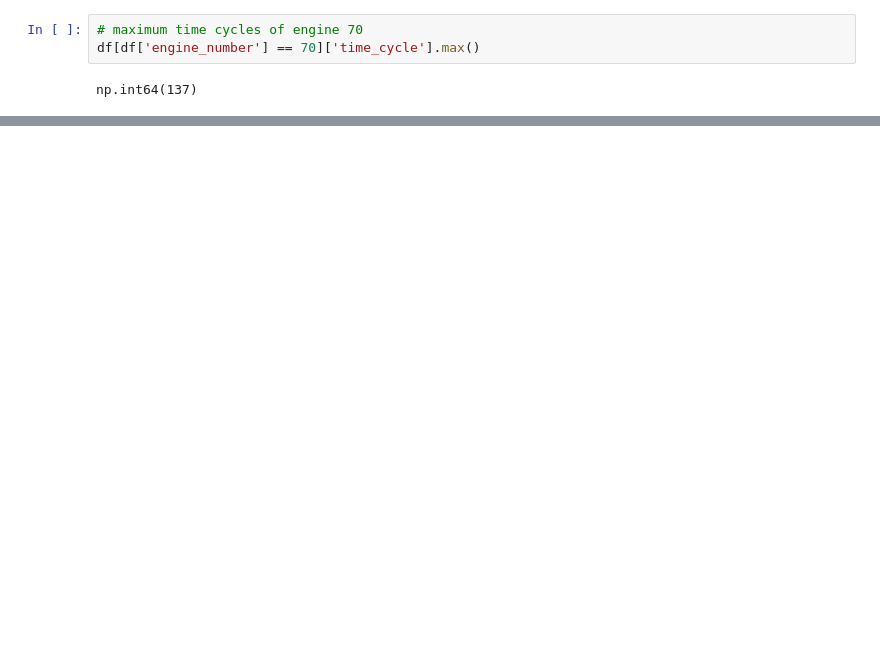
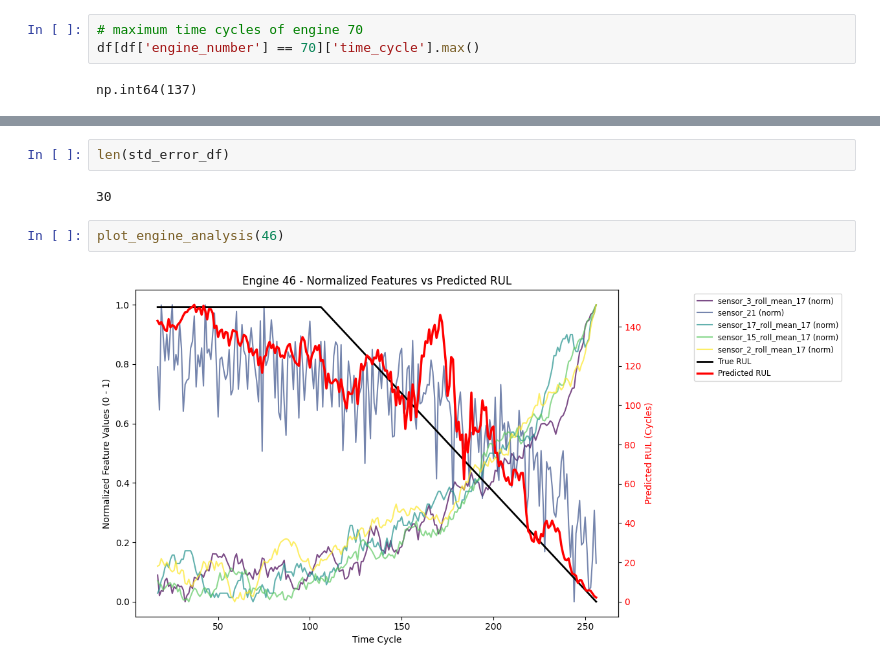
Before and after one commit to TobiSchl2010/predictive-maintenance-cmaps, a Jupyter notebook: notebooks/03_modeling.ipynb, the cells around one changed output, grey strips where cells are left out. Saved outputs shown, nothing was run; the diff lists cells and outputs as text; blank space fills up the shorter version.

```diff
--- a/notebooks/03_modeling.ipynb
+++ b/notebooks/03_modeling.ipynb
@@ -850,0 +893,8 @@ Overall, the high error for this engine is primarily driven by the early noisy p
+# %%
+len(std_error_df)
+# %% [output]
+30
+# %%
+plot_engine_analysis(46)
+# %% [output]
+[figure, added]
```
Also changed, not shown: parts of 23 cells of this notebook, 5 other files.
